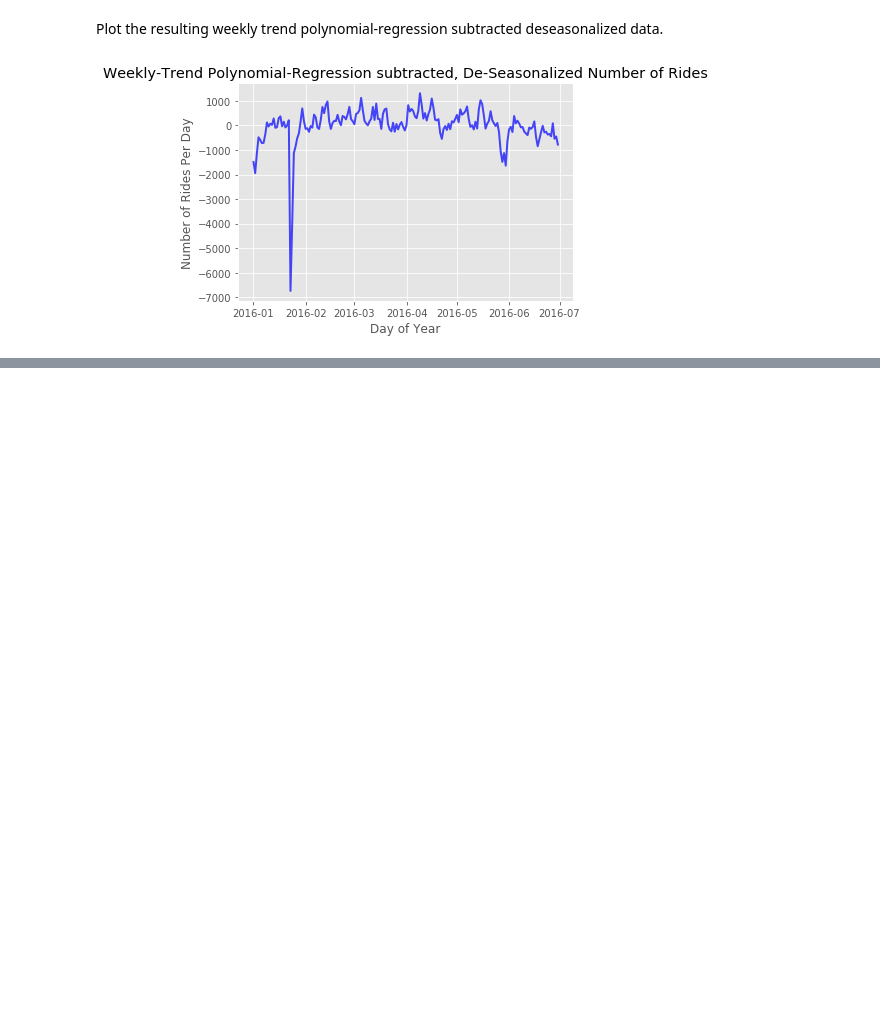
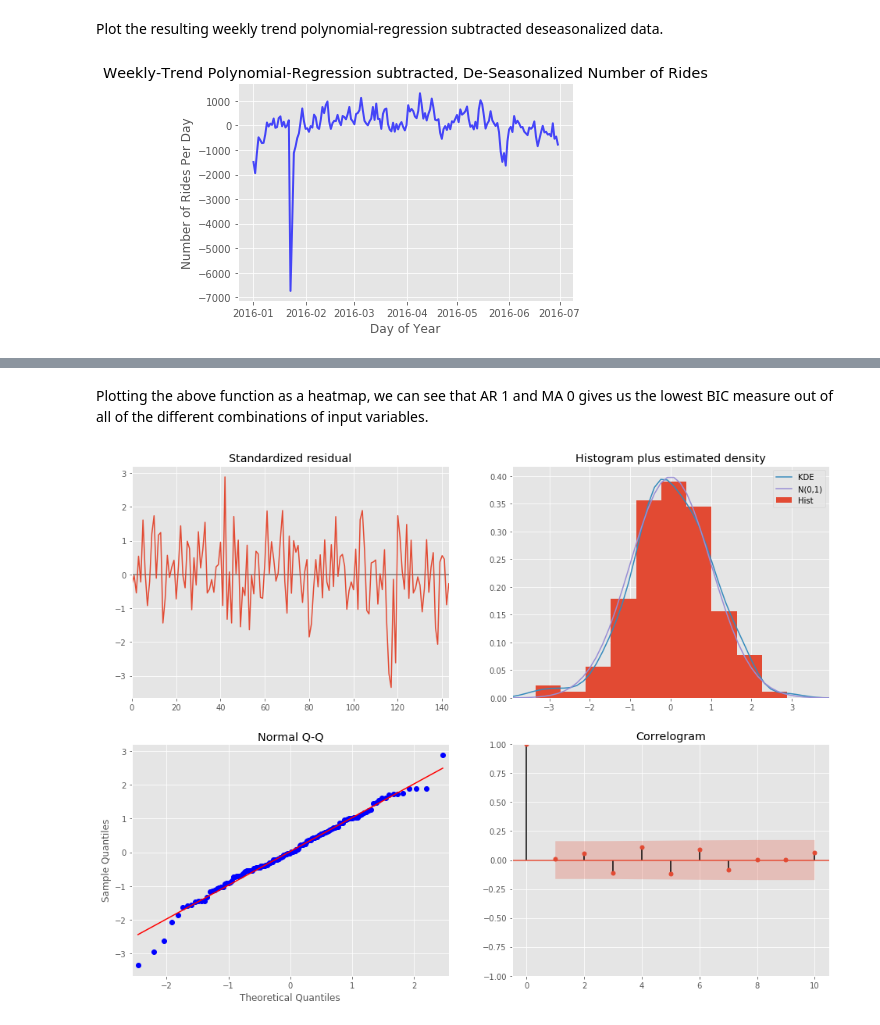
Before and after one commit to justin-hj-kim/NYCtaxi_data_science, a Jupyter notebook: models/deseasonalized_time_series.ipynb, the cells around one changed output, grey strips where cells are left out. Saved outputs shown, nothing was run; the diff lists cells and outputs as text; code cells hidden in the pictures; blank space fills up the shorter version.

```diff
--- a/models/deseasonalized_time_series.ipynb
+++ b/models/deseasonalized_time_series.ipynb
@@ -309,0 +398,3 @@ plt.show()
+# %%
+n_sample = df2.shape[0]
+print('New length of the entire dataset is : %i' %n_sample)
@@ -309,0 +403,6 @@ plt.show()
+# %%
+n_train=int(0.95*n_sample) + 1
+n_forecast=n_sample-n_train
+
+ts_train = df2.iloc[:n_train]['final_count']
+ts_test = df2.iloc[n_train:]['final_count']
@@ -309,0 +418,4 @@ plt.show()
+# %%
+arima111 = sm.tsa.statespace.SARIMAX(ts_train, order=(1,0,1), seasonal_order= (1,0,1,7), simple_differencing=True)
+model_results = arima111.fit()
+model_results.summary()
@@ -309,0 +490,6 @@ plt.show()
+# %% [markdown]
+Plotting the above function as a heatmap, we can see that AR 1 and MA 0 gives us the lowest BIC measure out of all of the different combinations of input variables.
+# %%
+model_results.plot_diagnostics(figsize=(16, 12));
+# %% [output]
+[figure, added]
```
Also changed, not shown: parts of 31 cells of this notebook, 1 other file.
